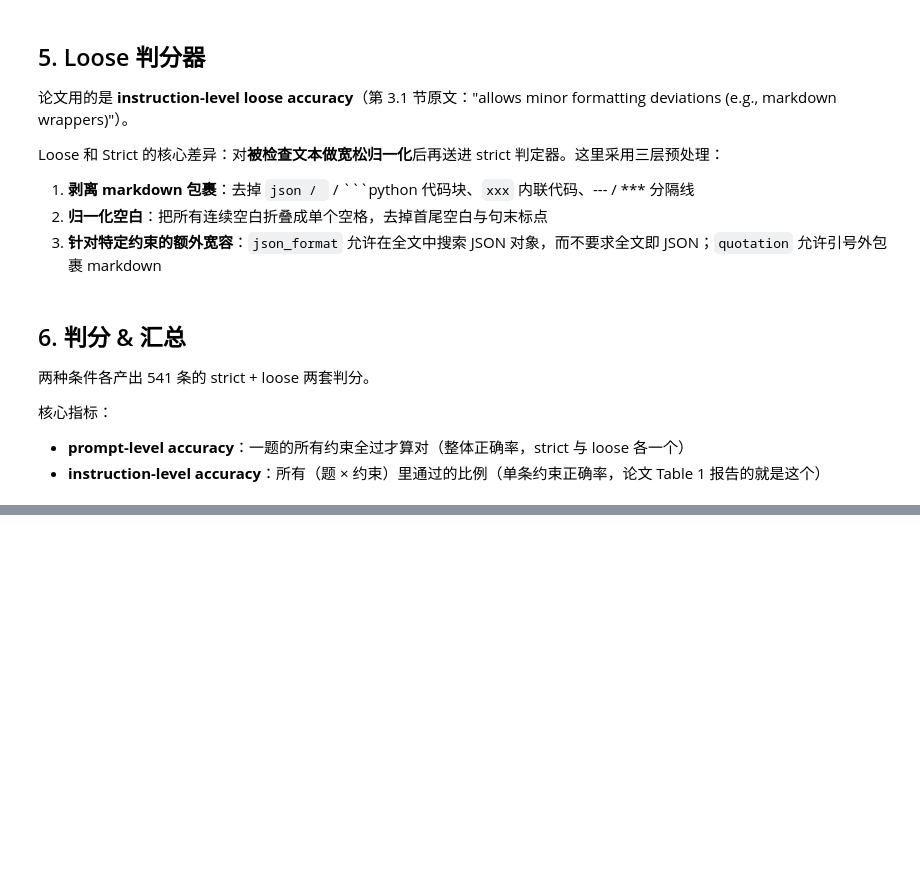
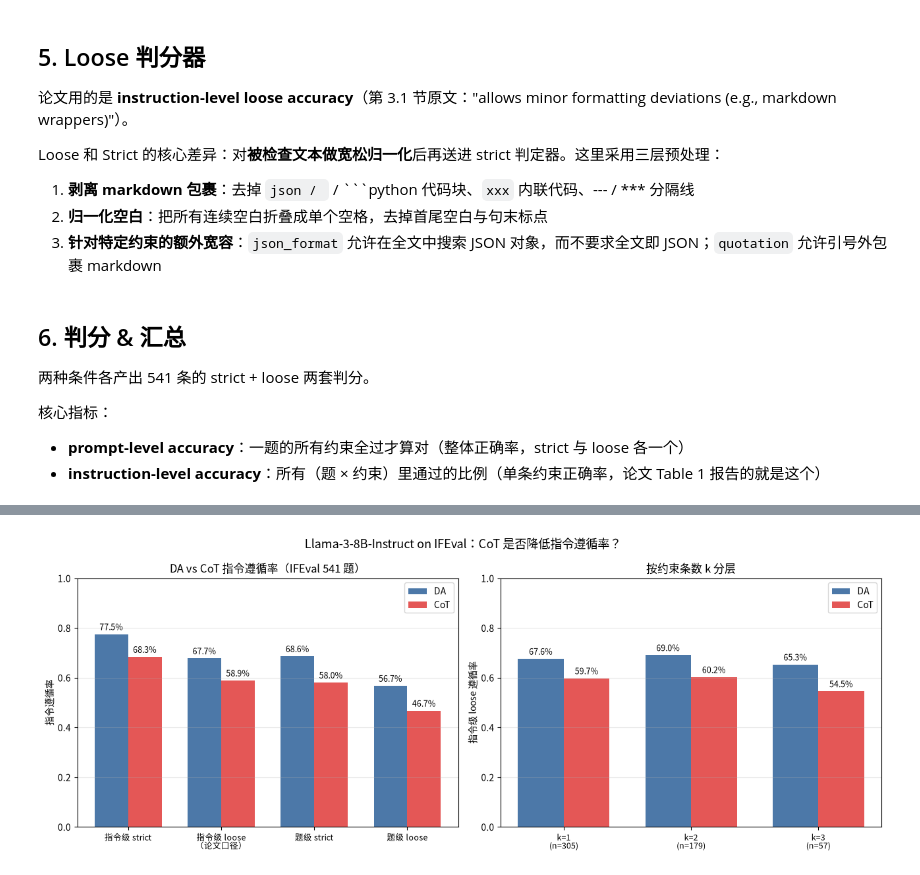
Before and after one commit to Sandoleathy/CISC7404-Project, a Jupyter notebook: Experiments/ifeval_llama3_reproduce.ipynb, the cells around one changed output, grey strips where cells are left out. Cells and saved outputs as stored; diff of their text form; code cells hidden in the pictures; blank space fills up the shorter version.

Commit message:
refresh AGENTS.md and results

```diff
--- a/Experiments/ifeval_llama3_reproduce.ipynb
+++ b/Experiments/ifeval_llama3_reproduce.ipynb
@@ -602,8 +705,11 @@ def summarize(scored, label):
     df_s = pd.DataFrame(scored)
 
     # prompt-level：一题全过才算对
-    p_s_vals = [r["all_pass_strict"] for r in df_s["all_pass_strict"] if r is not None]
-    p_l_vals = [r["all_pass_loose"] for r in df_s["all_pass_loose"] if r is not None]
+    # 注意：all_pass_* 是 True/False/None 混合的 object 列。直接遍历 Series 拿到的是标量
+    # （bool），再写 r["all_pass_strict"] 会报 'bool' object is not subscriptable。
+    # None 在 DataFrame 里也可能是 NaN，所以用 pd.isna 一起过滤。
+    p_s_vals = [v for v in df_s["all_pass_strict"] if v is not None and not pd.isna(v)]
+    p_l_vals = [v for v in df_s["all_pass_loose"] if v is not None and not pd.isna(v)]
     prompt_strict = sum(p_s_vals) / len(p_s_vals) if p_s_vals else float("nan")
     prompt_loose = sum(p_l_vals) / len(p_l_vals) if p_l_vals else float("nan")
 
@@ -676,0 +813,74 @@ display(merged.to_string(index=False))
+# %%
+# ===== 指令遵循率对比图：DA vs CoT =====
+import matplotlib as mpl
+import matplotlib.pyplot as plt
+
+# 中文字体：本机有 Noto Sans CJK / Droid Sans Fallback，避免中文变方块
+mpl.rcParams["font.sans-serif"] = ["Noto Sans CJK JP", "Droid Sans Fallback", "DejaVu Sans"]
+mpl.rcParams["axes.unicode_minus"] = False
+
+# —— 左图：四个判分口径 ——
+METRICS = [
+    ("instruction_strict", "指令级 strict"),
+    ("instruction_loose",  "指令级 loose\n（论文口径）"),
+    ("prompt_strict",      "题级 strict"),
+    ("prompt_loose",       "题级 loose"),
+]
+labels = [lab for _, lab in METRICS]
+da_vals = [da_summary[k] for k, _ in METRICS]
+cot_vals = [cot_summary[k] for k, _ in METRICS]
+
+# —— 右图：按约束条数 k 分层（指令级 loose）——
+bk_da = by_k(da_scored).rename(columns={"inst_loose": "DA"})
+bk_cot = by_k(cot_scored).rename(columns={"inst_loose": "CoT"})
+m_k = bk_da.merge(bk_cot, on="k", suffixes=("_da", "_cot"))
+
+fig, axes = plt.subplots(1, 2, figsize=(13, 5))
+C_DA, C_COT = "#4C78A8", "#E45756"
+w = 0.36
+
+# 左：DA / CoT 分组柱状图
+x = np.arange(len(labels))
+for off, vals, name, color in [(-w / 2, da_vals, "DA", C_DA), (w / 2, cot_vals, "CoT", C_COT)]:
+    bars = axes[0].bar(x + off, vals, w, label=name, color=color)
+    for b in bars:
+        axes[0].text(b.get_x() + b.get_width() / 2, b.get_height() + 0.012,
+                     f"{b.get_height():.1%}", ha="center", va="bottom", fontsize=9)
+axes[0].set_xticks(x, labels, fontsize=9)
+axes[0].set_ylim(0, 1.0)
+axes[0].set_ylabel("指令遵循率")
+axes[0].set_title(f"DA vs CoT 指令遵循率（IFEval {len(da_scored)} 题）")
+axes[0].grid(axis="y", alpha=0.3)
+axes[0].legend()
+
+# 右：按 k 分层
+xk = np.arange(len(m_k))
+for off, col, name, color in [(-w / 2, "DA", "DA", C_DA), (w / 2, "CoT", "CoT", C_COT)]:
+    bars = axes[1].bar(xk + off, m_k[col], w, label=name, color=color)
+    for b in bars:
+        axes[1].text(b.get_x() + b.get_width() / 2, b.get_height() + 0.012,
+                     f"{b.get_height():.1%}", ha="center", va="bottom", fontsize=9)
+axes[1].set_xticks(xk, [f"k={int(k)}\n(n={int(n)})" for k, n in zip(m_k["k"], m_k["n_da"])],
+                   fontsize=9)
+axes[1].set_ylim(0, 1.0)
+axes[1].set_ylabel("指令级 loose 遵循率")
+axes[1].set_title("按约束条数 k 分层")
+axes[1].grid(axis="y", alpha=0.3)
+axes[1].legend()
+
+fig.suptitle("Llama-3-8B-Instruct on IFEval：CoT 是否降低指令遵循率？", fontsize=13)
+fig.tight_layout()
+
+out_png = RESULT_DIR / "ifeval_da_vs_cot_following_rate.png"
+fig.savefig(out_png, dpi=150, bbox_inches="tight")
+print(f"图已保存：{out_png}")
+plt.show()
+
+# 数值表（和图上柱子的高度一一对应）
+rate_df = pd.DataFrame({
+    "DA": da_vals,
+    "CoT": cot_vals,
+    "Δ (DA−CoT)": [d - c for d, c in zip(da_vals, cot_vals)],
+}, index=[k for k, _ in METRICS])
+display(rate_df.style.format("{:.2%}"))
+# %% [output]
@@ -676,0 +888 @@ display(merged.to_string(index=False))
+[figure, added]
```
Also changed, not shown: parts of 10 cells of this notebook, 24 other files.
